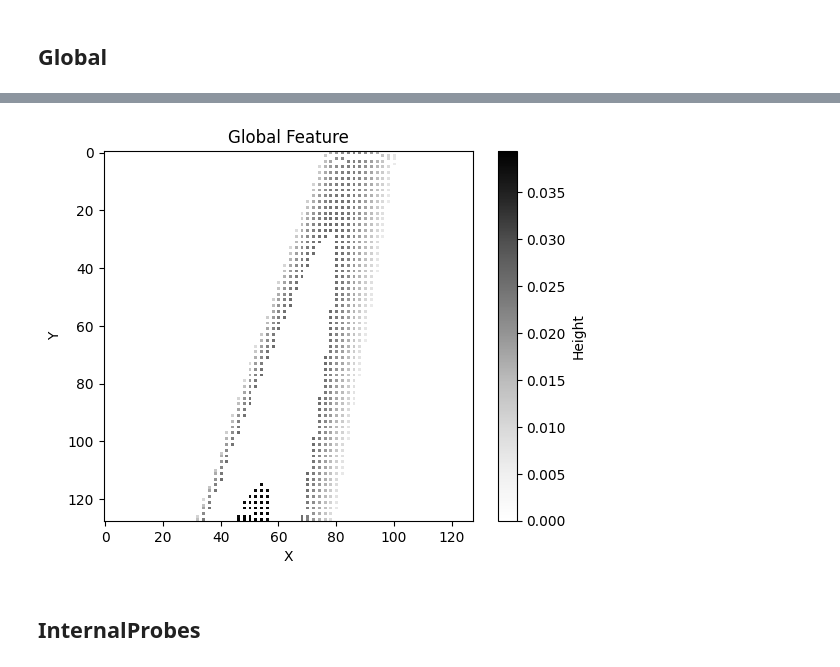
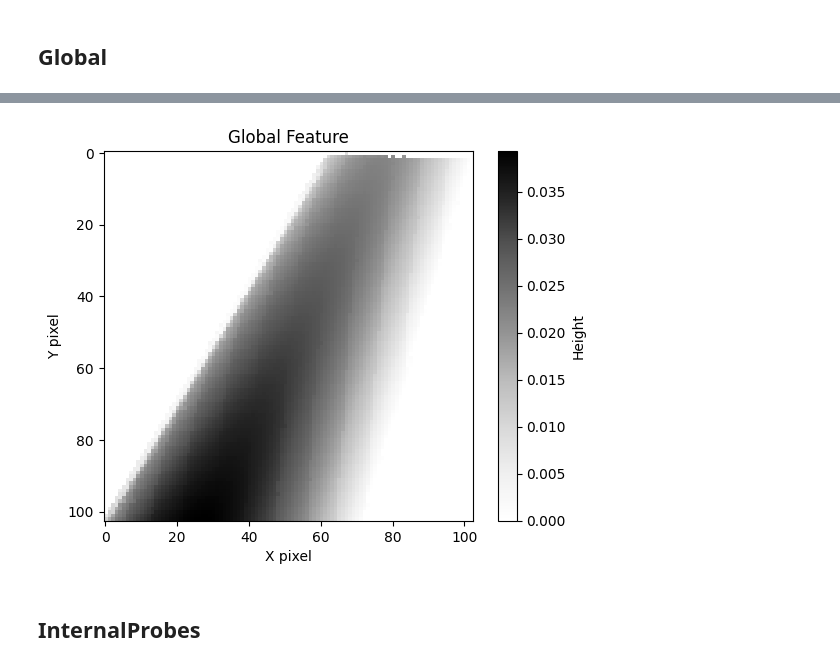
Before and after one commit to PGGO26/M6_HiSa, a Jupyter notebook: plot.ipynb, the cells around one changed output, grey strips where cells are left out. Drawn from its saved outputs; the diff is of its cells as text; code cells hidden in the pictures.

Commit message:
plot.ipynb & write_surface.py update
write_surface.py 調整 x z 的區間，讓點跟機翼跟貼近 boundaryCloud 能運作;
plot.ipynb 更新用 boundaryCloud 結果的高度圖

```diff
--- a/plot.ipynb
+++ b/plot.ipynb
@@ -30,29 +42,30 @@ Write the surface points in system/include/AIP file.
 # %%
 import numpy as np
 import pandas as pd
-file_path = 'postProcessing/boundaryProbes/1200/points.xy'
-postProcessing_content = pd.read_csv(file_path, delimiter='\s+', skiprows=1, header=None, names=['x','y','z','p'])
+file_path = 'postProcessing/boundaryCloud/1200/cloud_p.xy'
+postProcessing_content = pd.read_csv(file_path, delimiter='\s+', skiprows=0, header=None, names=['x','y','z','p'])
 upper = postProcessing_content[(postProcessing_content['z'] >= 0.)]
 x = upper['x']
 y = upper['y']
 z = upper['z']
-normalized_x = (x + 0.5) / 2
-normalized_y = y / 1.1963
-res = 64
+normalized_x = (x - x.min()) / (x.max() - x.min())
+normalized_y = y / y.max()
+normalized_x.min()
+res = round(len(x) ** (1/3))
 npOutput = np.zeros((res,res))
 npOutput[(normalized_x * (res-1)).astype(int), (normalized_y * (res-1)).astype(int)] = z
 field = np.copy(npOutput)
 field = np.flipud(field.transpose())
 
 import matplotlib.pyplot as plt
 plt.imshow(field, cmap='Greys', interpolation='nearest')
 plt.colorbar(label='Height')
 plt.title('Global Feature')
-plt.xlabel('X')
-plt.ylabel('Y')
+plt.xlabel('X pixel')
+plt.ylabel('Y pixel')
 plt.show()
 # %% [output]
-[figure, old version]
+[figure, new version]
 # %% [markdown]
 ## InternalProbes
 # %%
```
Also changed, not shown: parts of 2 cells of this notebook, 1 other file.
